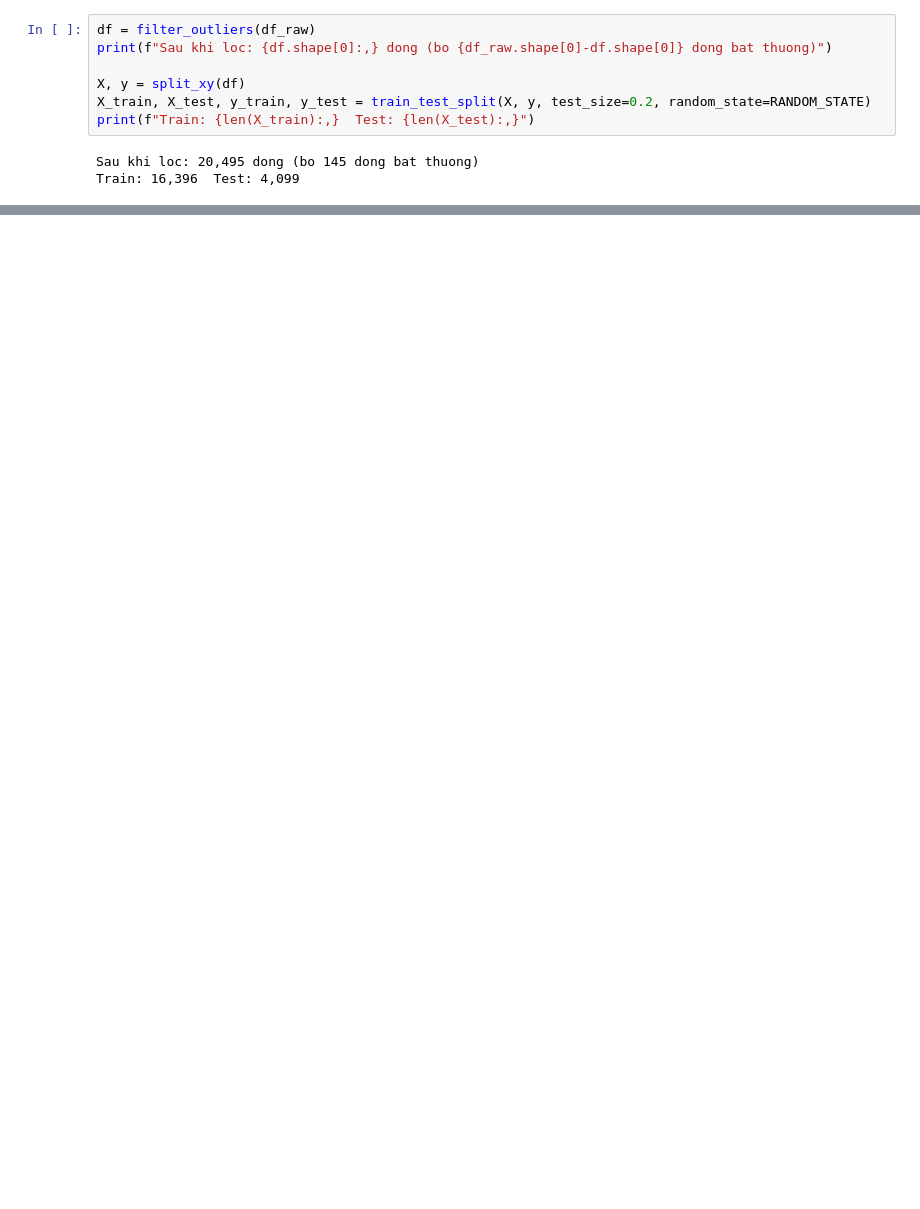
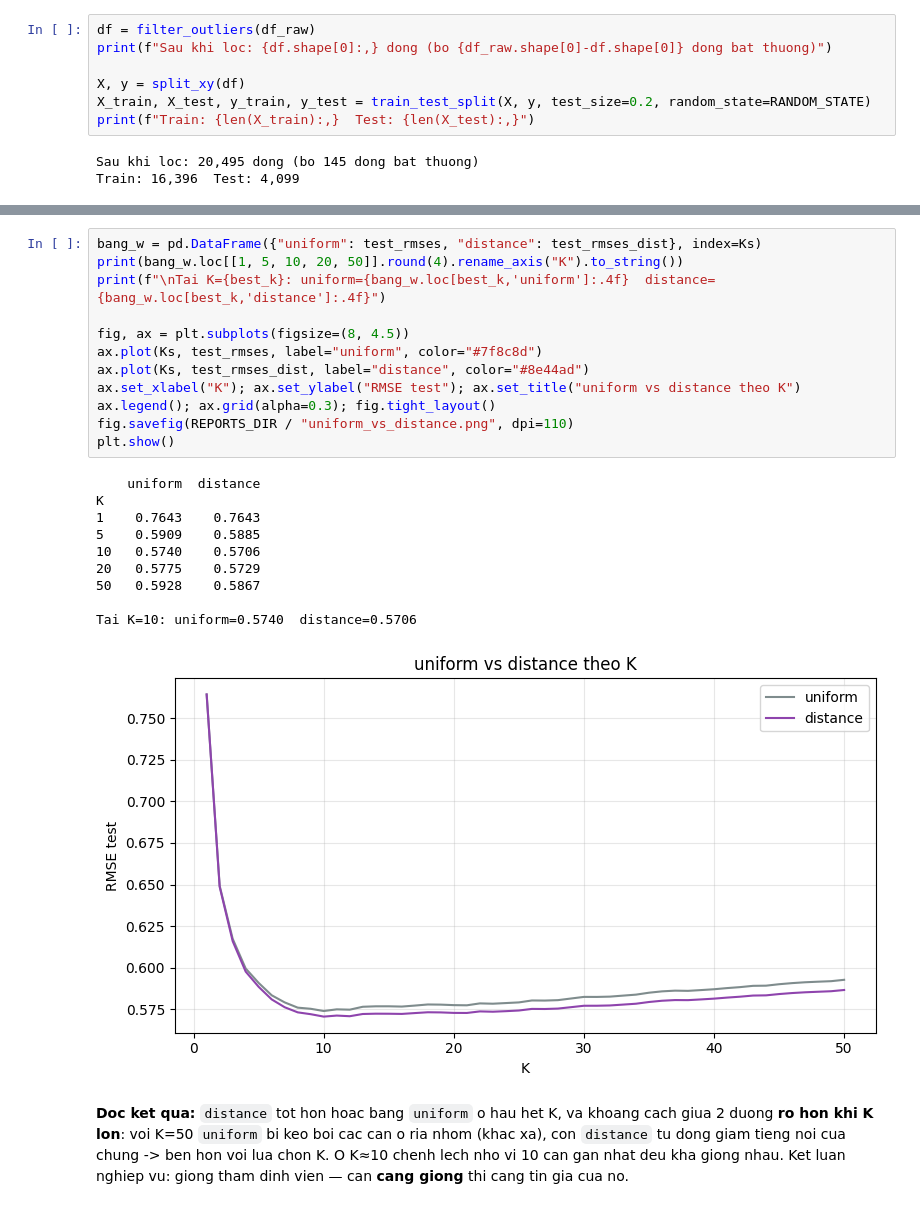
Before and after one commit to linhsand/CatLinh_lab_Machinelearning, a Jupyter notebook: 01-Hoc-May/02-Hoi-quy/TT-21-KNN-Regressor/notebooks/knn_regressor_housing.ipynb, the cells around one changed output, grey strips where cells are left out. Cells and saved outputs as stored; diff of their text form; blank space fills up the shorter version.

```diff
--- a/01-Hoc-May/02-Hoi-quy/TT-21-KNN-Regressor/notebooks/knn_regressor_housing.ipynb
+++ b/01-Hoc-May/02-Hoi-quy/TT-21-KNN-Regressor/notebooks/knn_regressor_housing.ipynb
@@ -545,0 +319,30 @@ trung dau vao cho XGBoost.
+# %%
+bang_w = pd.DataFrame({"uniform": test_rmses, "distance": test_rmses_dist}, index=Ks)
+print(bang_w.loc[[1, 5, 10, 20, 50]].round(4).rename_axis("K").to_string())
+print(f"\nTai K={best_k}: uniform={bang_w.loc[best_k,'uniform']:.4f}  distance={bang_w.loc[best_k,'distance']:.4f}")
+
+fig, ax = plt.subplots(figsize=(8, 4.5))
+ax.plot(Ks, test_rmses, label="uniform", color="#7f8c8d")
+ax.plot(Ks, test_rmses_dist, label="distance", color="#8e44ad")
+ax.set_xlabel("K"); ax.set_ylabel("RMSE test"); ax.set_title("uniform vs distance theo K")
+ax.legend(); ax.grid(alpha=0.3); fig.tight_layout()
+fig.savefig(REPORTS_DIR / "uniform_vs_distance.png", dpi=110)
+plt.show()
+# %% [output]
+    uniform  distance
+K
+1    0.7643    0.7643
+5    0.5909    0.5885
+10   0.5740    0.5706
+20   0.5775    0.5729
+50   0.5928    0.5867
+
+Tai K=10: uniform=0.5740  distance=0.5706
+[figure, added]
+# %% [markdown]
+**Doc ket qua:** `distance` tot hon hoac bang `uniform` o hau het K, va
+khoang cach giua 2 duong **ro hon khi K lon**: voi K=50 `uniform` bi keo boi
+cac can o ria nhom (khac xa), con `distance` tu dong giam tieng noi cua
+chung -> ben hon voi lua chon K. O K≈10 chenh lech nho vi 10 can gan nhat
+deu kha giong nhau. Ket luan nghiep vu: giong tham dinh vien — can **cang
+giong** thi cang tin gia cua no.
```
Also changed, not shown: parts of 76 cells of this notebook, 16 other files.
